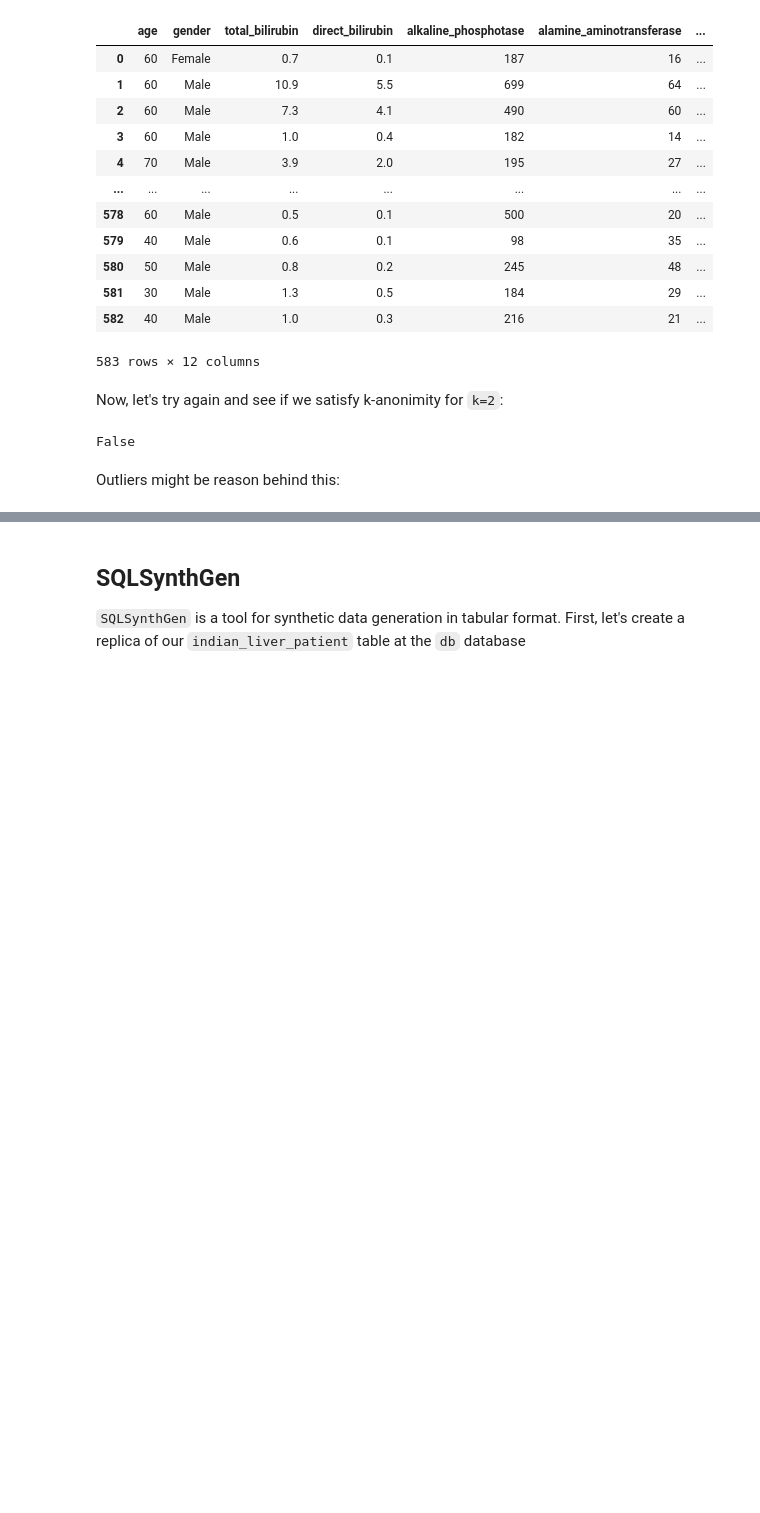
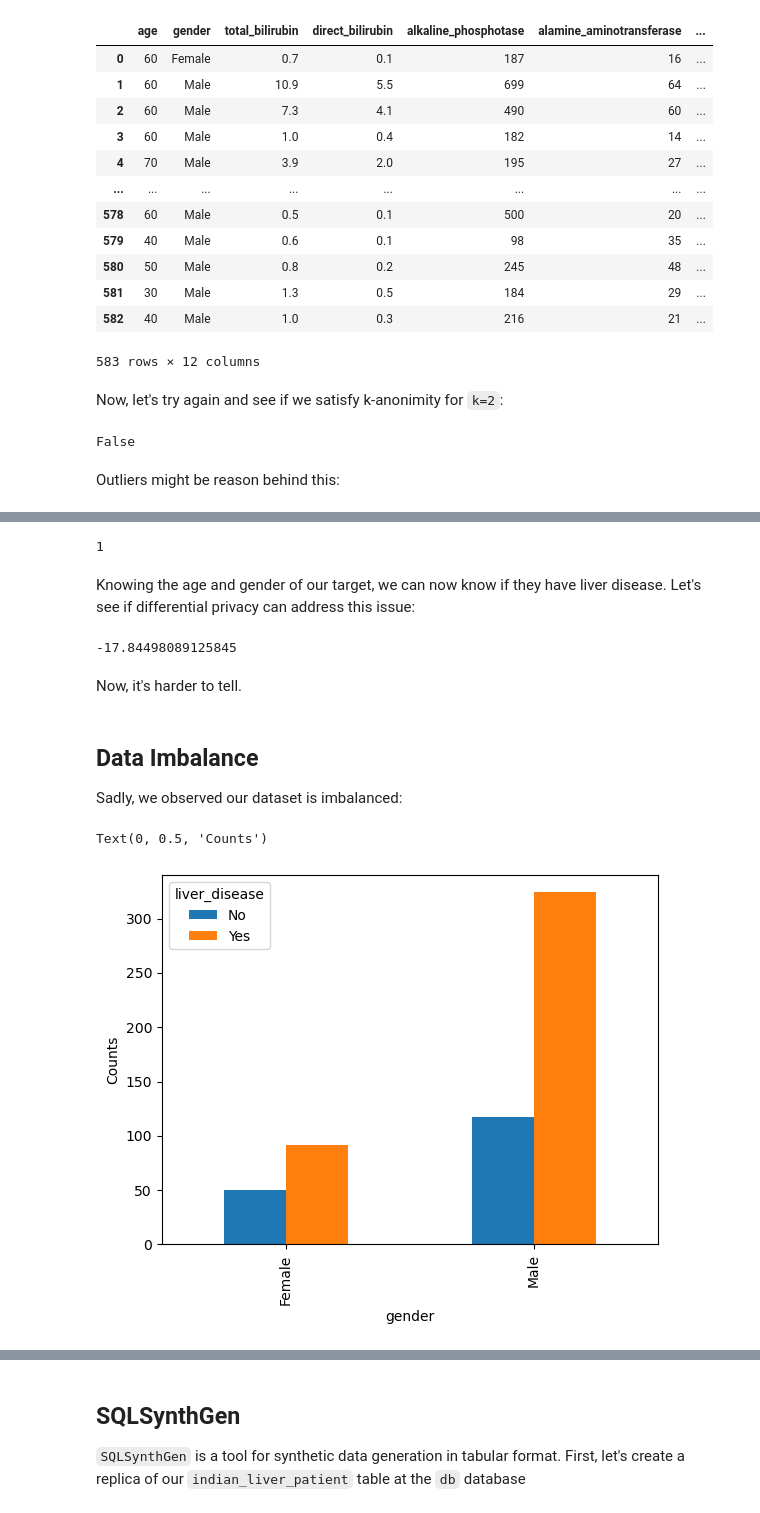
Before and after one commit to alan-turing-institute/sqlsynthgen-health-demo, a Jupyter notebook: ipynb/sqlsynthgen-healthcare-demo.ipynb, the cells around one changed output, grey strips where cells are left out. Drawn from its saved outputs; the diff is of its cells as text; code cells hidden in the pictures; blank space fills up the shorter version.

```diff
--- a/ipynb/sqlsynthgen-healthcare-demo.ipynb
+++ b/ipynb/sqlsynthgen-healthcare-demo.ipynb
@@ -221,0 +278,29 @@ Generating plot
+# %%
+healthcare_demo.query_patients_with_disease(
+    age=TARGET_AGE, gender=TARGET_GENDER, data=patient_data
+)
+# %% [output]
+1
+# %% [markdown]
+Knowing the age and gender of our target, we can now know if they have liver disease. Let's see if differential privacy can address this issue:
+# %%
+healthcare_demo.query_patients_with_disease_v2(
+    age=TARGET_AGE, gender=TARGET_GENDER, data=patient_data
+)
+# %% [output]
+-17.84498089125845
+# %% [markdown]
+Now, it's harder to tell.
+# %% [markdown]
+## Data Imbalance
+
+Sadly, we observed our dataset is imbalanced:
+# %%
+patient_data["liver_disease"] = patient_data["dataset"].apply(
+    lambda dataset: "Yes" if dataset == 1 else "No"
+)
+patient_data.groupby("gender").liver_disease.value_counts().unstack().plot.bar()
+plt.ylabel("Counts")
+# %% [output]
+Text(0, 0.5, 'Counts')
+[figure, added]
```
Also changed, not shown: parts of 21 cells of this notebook, 1 other file.
